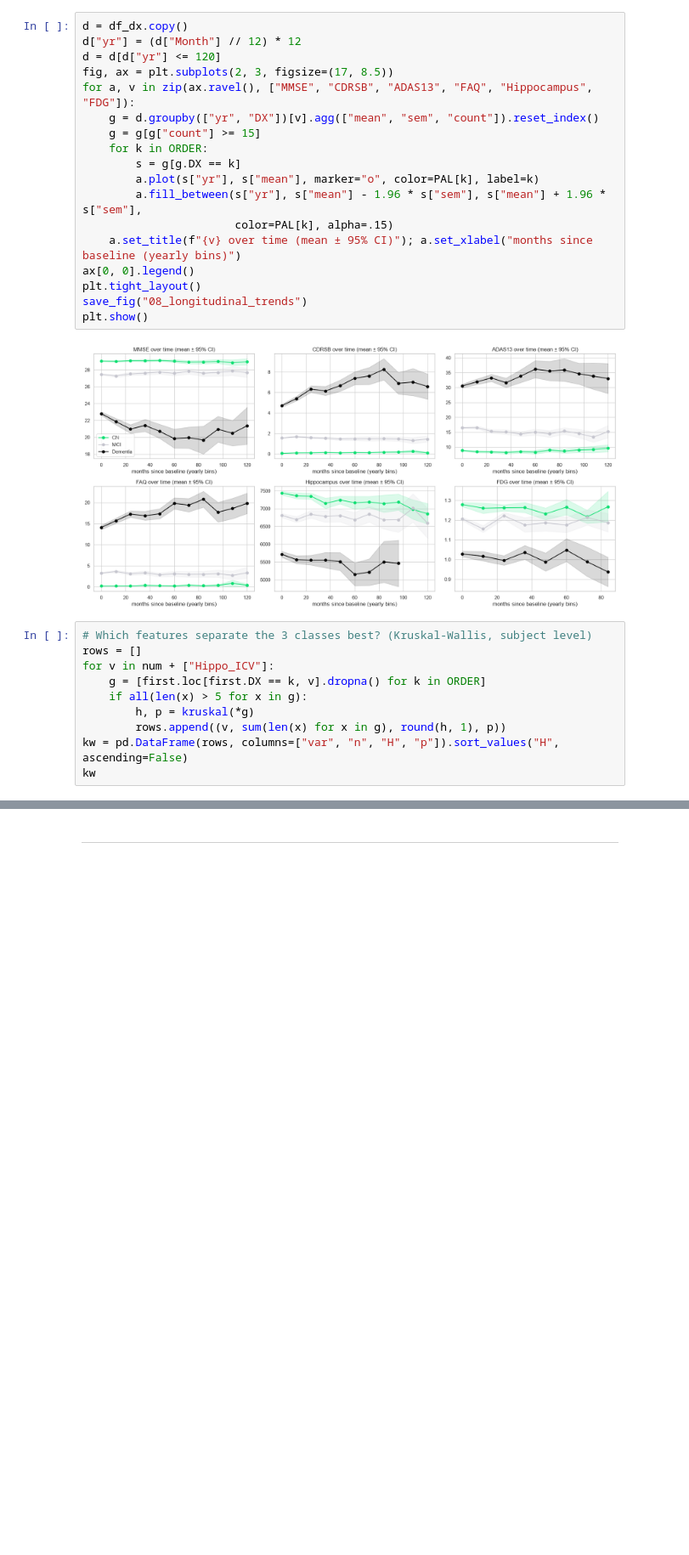
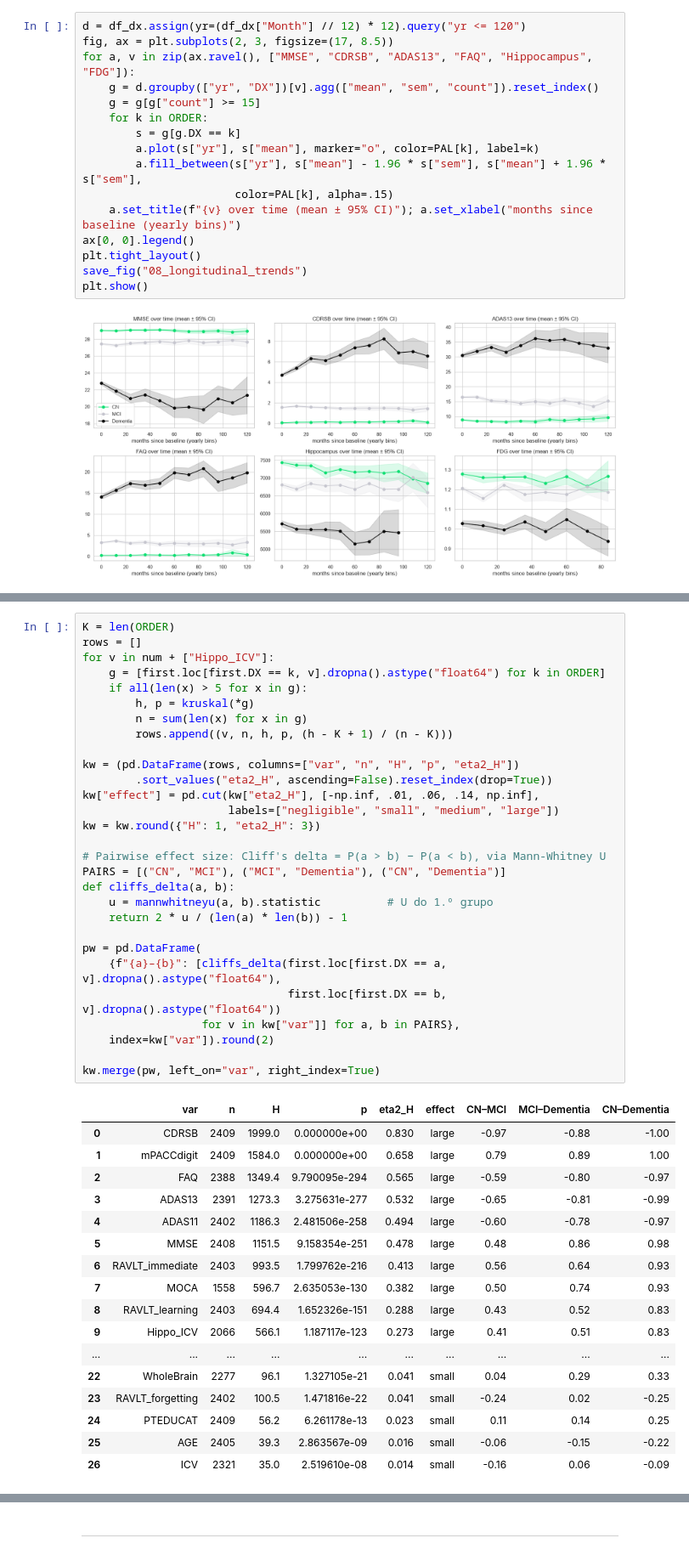
Before and after one commit to mariafranciscag/ADNI-MERGE, a Jupyter notebook: main_notebook.ipynb, the cells around one changed output, grey strips where cells are left out. Shown at 85% size. Cells and saved outputs as stored; diff of their text form; blank space fills up the shorter version.

```diff
--- a/main_notebook.ipynb
+++ b/main_notebook.ipynb
@@ -642,9 +743,7 @@ plt.show()
 # %% [output]
 [figure]
 # %%
-d = df_dx.copy()
-d["yr"] = (d["Month"] // 12) * 12
-d = d[d["yr"] <= 120]
+d = df_dx.assign(yr=(df_dx["Month"] // 12) * 12).query("yr <= 120")
 fig, ax = plt.subplots(2, 3, figsize=(17, 8.5))
 for a, v in zip(ax.ravel(), ["MMSE", "CDRSB", "ADAS13", "FAQ", "Hippocampus", "FDG"]):
     g = d.groupby(["yr", "DX"])[v].agg(["mean", "sem", "count"]).reset_index()
@@ -661,13 +760,3 @@ save_fig("08_longitudinal_trends")
 plt.show()
 # %% [output]
 [figure]
-# %%
-# Which features separate the 3 classes best? (Kruskal-Wallis, subject level)
-rows = []
-for v in num + ["Hippo_ICV"]:
-    g = [first.loc[first.DX == k, v].dropna() for k in ORDER]
-    if all(len(x) > 5 for x in g):
-        h, p = kruskal(*g)
-        rows.append((v, sum(len(x) for x in g), round(h, 1), p))
-kw = pd.DataFrame(rows, columns=["var", "n", "H", "p"]).sort_values("H", ascending=False)
-kw
@@ -691,0 +783,47 @@ kw
+# %%
+K = len(ORDER)
+rows = []
+for v in num + ["Hippo_ICV"]:
+    g = [first.loc[first.DX == k, v].dropna().astype("float64") for k in ORDER]
+    if all(len(x) > 5 for x in g):
+        h, p = kruskal(*g)
+        n = sum(len(x) for x in g)
+        rows.append((v, n, h, p, (h - K + 1) / (n - K)))
+
+kw = (pd.DataFrame(rows, columns=["var", "n", "H", "p", "eta2_H"])
+        .sort_values("eta2_H", ascending=False).reset_index(drop=True))
+kw["effect"] = pd.cut(kw["eta2_H"], [-np.inf, .01, .06, .14, np.inf],
+                      labels=["negligible", "small", "medium", "large"])
+kw = kw.round({"H": 1, "eta2_H": 3})
+
+# Pairwise effect size: Cliff's delta = P(a > b) − P(a < b), via Mann-Whitney U
+PAIRS = [("CN", "MCI"), ("MCI", "Dementia"), ("CN", "Dementia")]
+def cliffs_delta(a, b):
+    u = mannwhitneyu(a, b).statistic          # U do 1.º grupo
+    return 2 * u / (len(a) * len(b)) - 1
+
+pw = pd.DataFrame(
+    {f"{a}–{b}": [cliffs_delta(first.loc[first.DX == a, v].dropna().astype("float64"),
+                               first.loc[first.DX == b, v].dropna().astype("float64"))
+                  for v in kw["var"]] for a, b in PAIRS},
+    index=kw["var"]).round(2)
+
+kw.merge(pw, left_on="var", right_index=True)
+# %% [output]
+|  | var | n | H | p | eta2_H | effect | CN–MCI | MCI–Dementia | CN–Dementia |
+| 0 | CDRSB | 2409 | 1999.0 | 0.000000e+00 | 0.830 | large | -0.97 | -0.88 | -1.00 |
+| 1 | mPACCdigit | 2409 | 1584.0 | 0.000000e+00 | 0.658 | large | 0.79 | 0.89 | 1.00 |
+| 2 | FAQ | 2388 | 1349.4 | 9.790095e-294 | 0.565 | large | -0.59 | -0.80 | -0.97 |
+| 3 | ADAS13 | 2391 | 1273.3 | 3.275631e-277 | 0.532 | large | -0.65 | -0.81 | -0.99 |
+| 4 | ADAS11 | 2402 | 1186.3 | 2.481506e-258 | 0.494 | large | -0.60 | -0.78 | -0.97 |
+| 5 | MMSE | 2408 | 1151.5 | 9.158354e-251 | 0.478 | large | 0.48 | 0.86 | 0.98 |
+| 6 | RAVLT_immediate | 2403 | 993.5 | 1.799762e-216 | 0.413 | large | 0.56 | 0.64 | 0.93 |
+| 7 | MOCA | 1558 | 596.7 | 2.635053e-130 | 0.382 | large | 0.50 | 0.74 | 0.93 |
+| 8 | RAVLT_learning | 2403 | 694.4 | 1.652326e-151 | 0.288 | large | 0.43 | 0.52 | 0.83 |
+| 9 | Hippo_ICV | 2066 | 566.1 | 1.187117e-123 | 0.273 | large | 0.41 | 0.51 | 0.83 |
+| ... | ... | ... | ... | ... | ... | ... | ... | ... | ... |
+| 22 | WholeBrain | 2277 | 96.1 | 1.327105e-21 | 0.041 | small | 0.04 | 0.29 | 0.33 |
+| 23 | RAVLT_forgetting | 2402 | 100.5 | 1.471816e-22 | 0.041 | small | -0.24 | 0.02 | -0.25 |
+| 24 | PTEDUCAT | 2409 | 56.2 | 6.261178e-13 | 0.023 | small | 0.11 | 0.14 | 0.25 |
+| 25 | AGE | 2405 | 39.3 | 2.863567e-09 | 0.016 | small | -0.06 | -0.15 | -0.22 |
+| 26 | ICV | 2321 | 35.0 | 2.519610e-08 | 0.014 | small | -0.16 | 0.06 | -0.09 |
```
Also changed, not shown: parts of 40 cells of this notebook.
